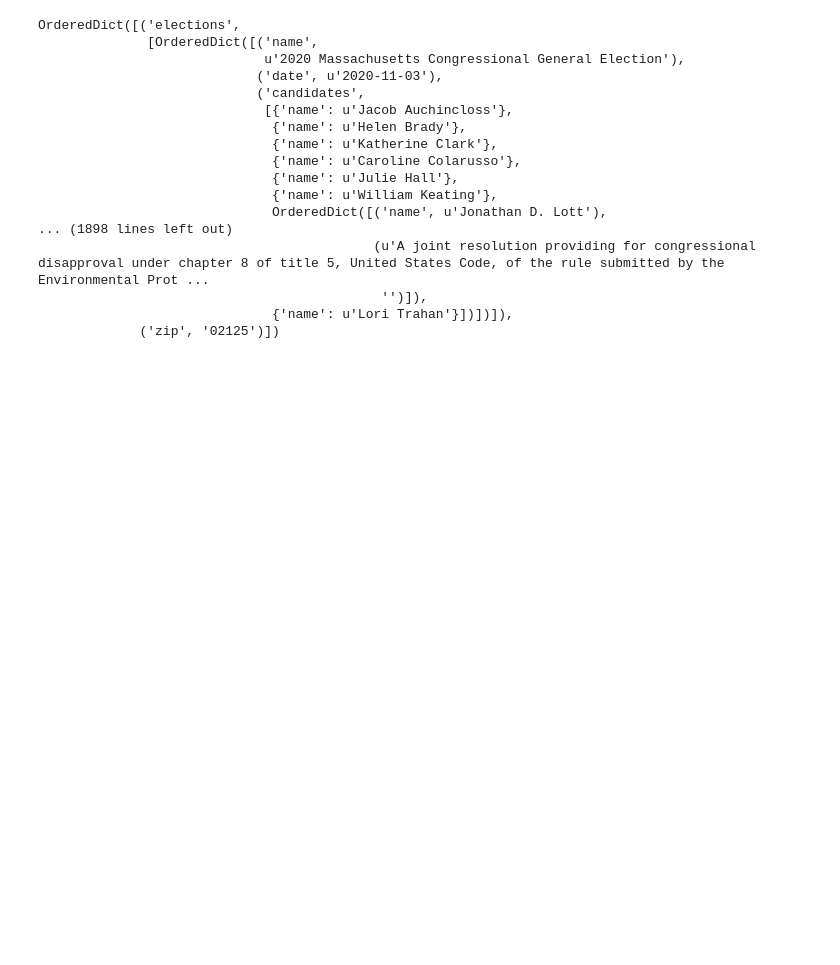
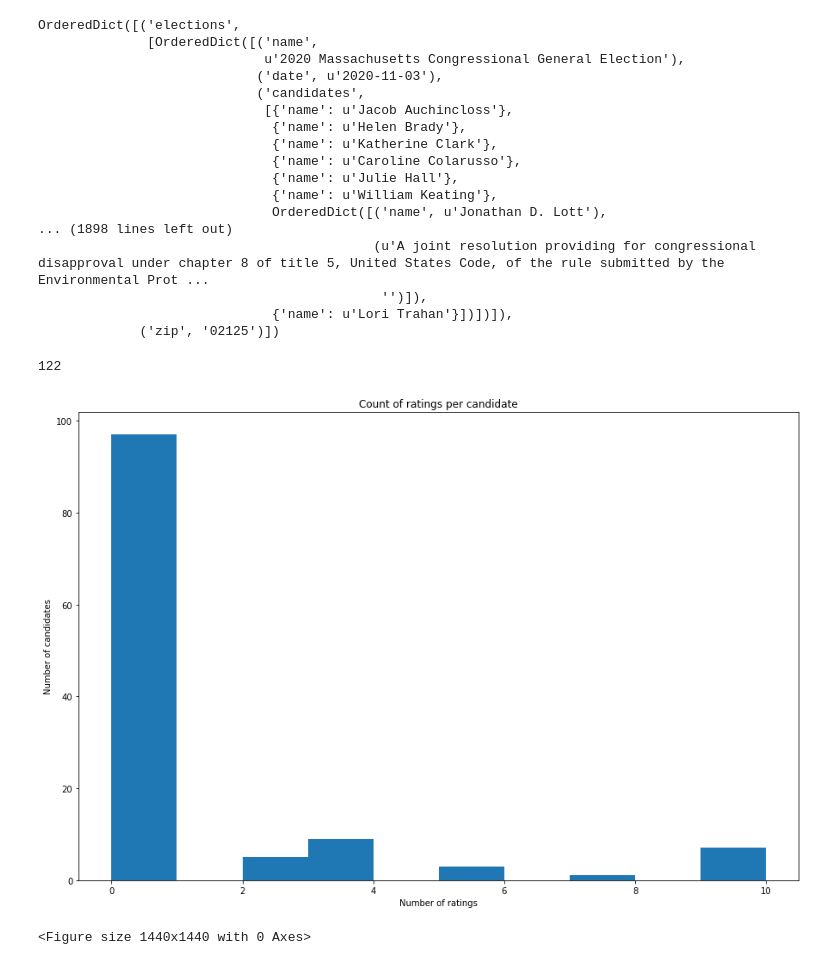
Before and after one commit to tqiu8/CCW, a Jupyter notebook: election-data/Election-data.ipynb, the cells around one changed output. Cells and saved outputs as stored; diff of their text form; code cells hidden in the pictures; blank space fills up the shorter version.

```diff
--- a/election-data/Election-data.ipynb
+++ b/election-data/Election-data.ipynb
@@ -327,0 +357,18 @@ OrderedDict([('elections',
+# %%
+df = pd.read_json("test-data/candidates.json", orient="records")
+ratings = df['ratings'].to_list()
+count = [len(d) for d in ratings]
+all_orgs = set()
+# %% [output]
+122
+# %%
+plt.figure(figsize=(15, 10))
+plt.hist(count)
+plt.title("Count of ratings per candidate")
+plt.xlabel('Number of ratings')
+plt.ylabel('Number of candidates')
+plt.figure(figsize=(20,20))
+plt.show()
+# %% [output]
+[figure, added]
+<Figure size 1440x1440 with 0 Axes>
```
Also changed, not shown: parts of 4 cells of this notebook, 3 other files.
